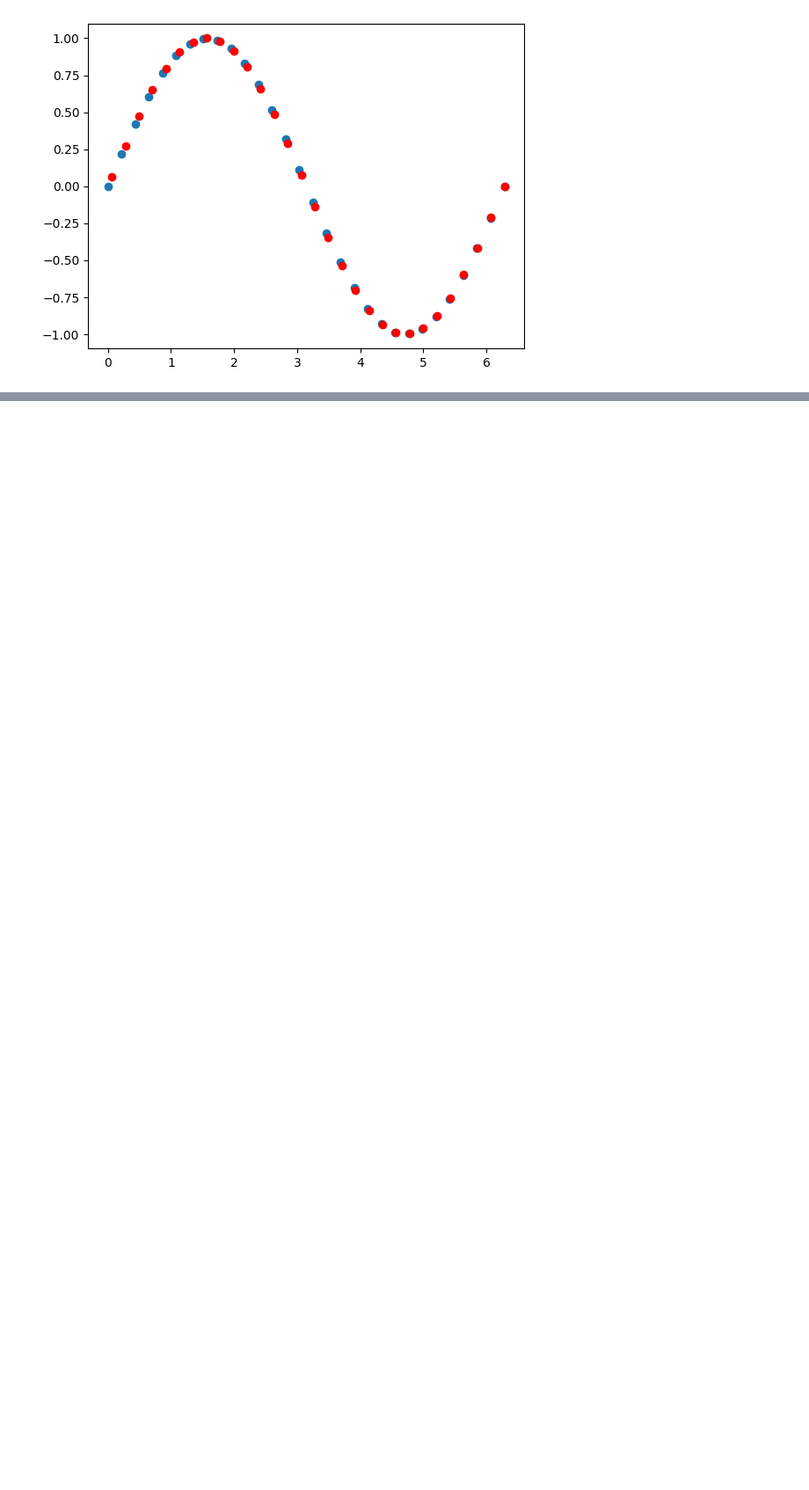
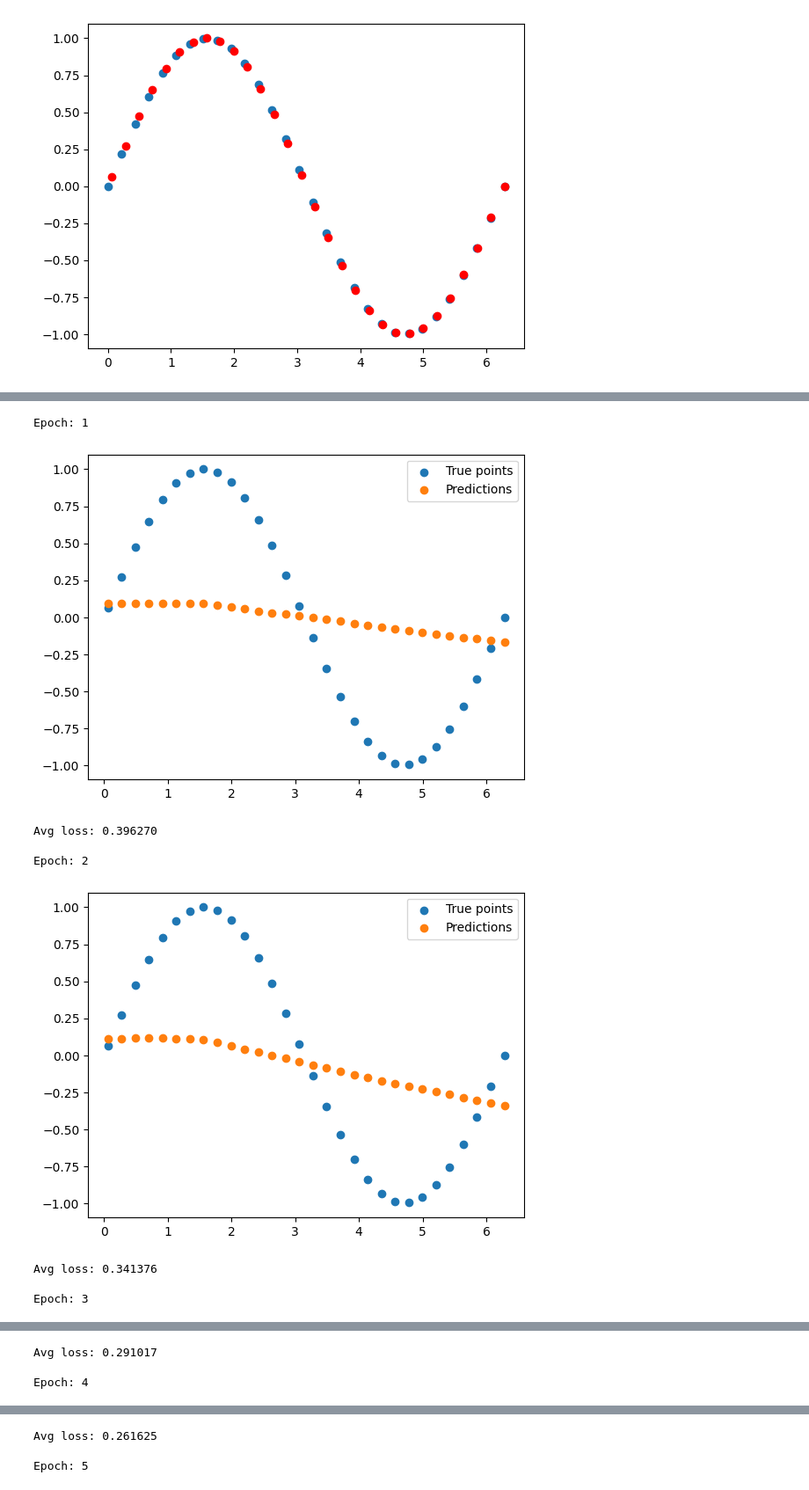
Before and after one commit to AS0berle/generalization-preconditioning, a Jupyter notebook: initial_exploration/exploration.ipynb, the cells around one changed output, grey strips where cells are left out. Shown at 88% size. Drawn from its saved outputs; the diff is of its cells as text; code cells hidden in the pictures; blank space fills up the shorter version.

```diff
--- a/initial_exploration/exploration.ipynb
+++ b/initial_exploration/exploration.ipynb
@@ -283,0 +288,31 @@ plt.plot(list(range(precond_epochs)), precond_losses)
+# %%
+jitter_std = 0.01
+
+jitter_train_data = SineDataset(30, jitter=jitter_std)
+jitter_test_data = SineDataset(30, start = math.pi/50)
+
+jitter_train_loader = DataLoader(jitter_train_data, shuffle=True)
+jitter_test_loader = DataLoader(jitter_test_data, shuffle=True)
+
+jittered_model = TinyModel()
+loss_function = nn.MSELoss()
+jitter_optimizer = torch.optim.SGD(jittered_model.parameters(), lr=learning_rate)
+
+jitter_train_losses = []
+
+for t in range(epochs):
+    jitter_train_losses.append(train_loop(jitter_train_loader, jittered_model, loss_function, jitter_optimizer))
+    if (t + 1) < 16 or (t+1) % int(.2 * epochs) == 0:
+        print(f"Epoch: {t+1}")
+        test_loop(jitter_test_loader, jittered_model, loss_function)
+print("Done!")
+# %% [output]
+Epoch: 1
+[figure, added]
+Avg loss: 0.396270
+
+Epoch: 2
+[figure, added]
+Avg loss: 0.341376
+
+Epoch: 3
@@ -283,0 +320,3 @@ plt.plot(list(range(precond_epochs)), precond_losses)
+Avg loss: 0.291017
+
+Epoch: 4
@@ -283,0 +324,3 @@ plt.plot(list(range(precond_epochs)), precond_losses)
+Avg loss: 0.261625
+
+Epoch: 5
```
Also changed, not shown: parts of 8 cells of this notebook.
